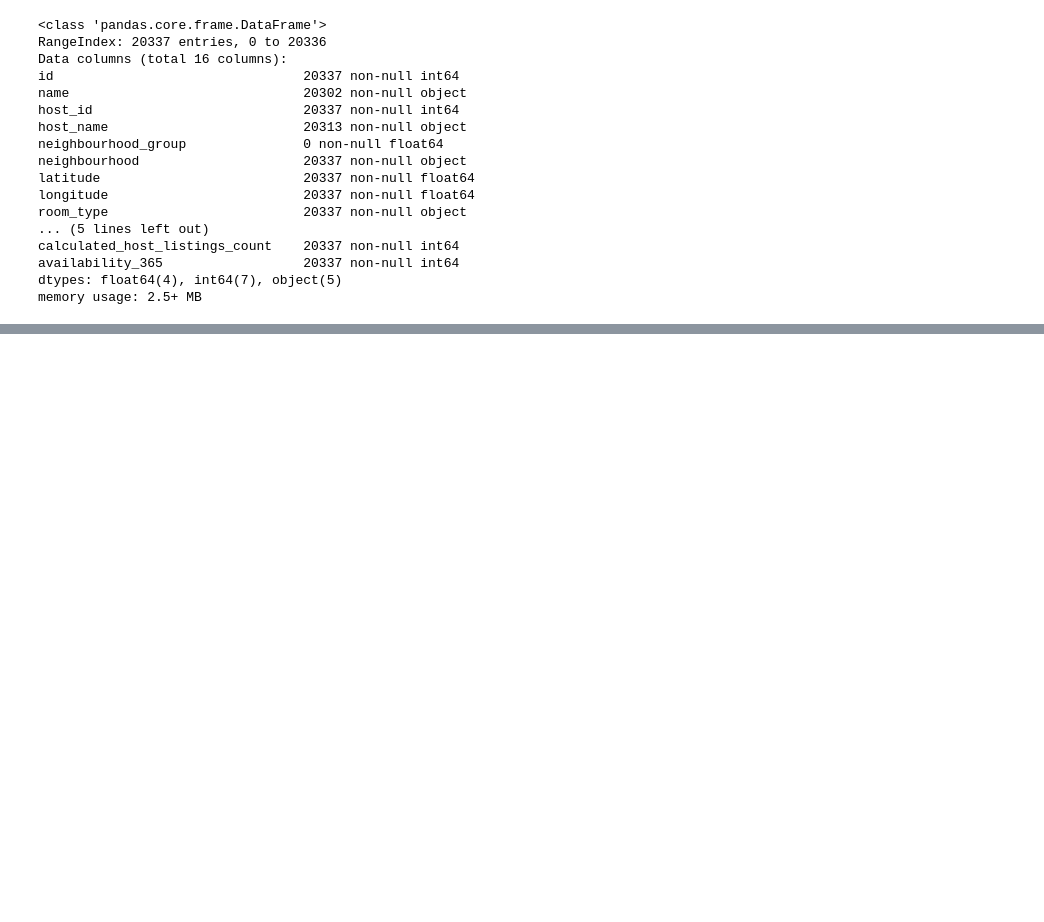
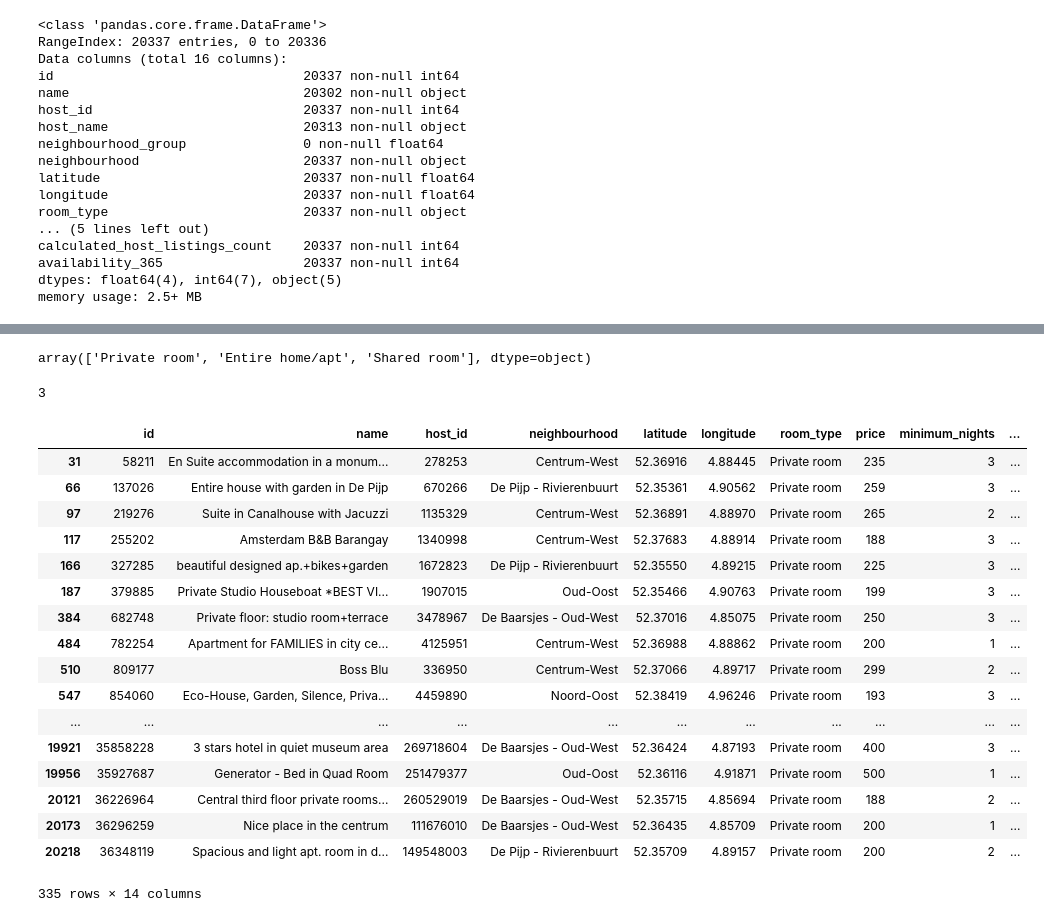
Before and after one commit to jamaludinfikrii/FundamentalDSBandung, a Jupyter notebook: Modul2/Pandas/Listing.ipynb, the cells around one changed output, grey strips where cells are left out. Saved outputs shown, nothing was run; the diff lists cells and outputs as text; code cells hidden in the pictures; blank space fills up the shorter version.

```diff
--- a/Modul2/Pandas/Listing.ipynb
+++ b/Modul2/Pandas/Listing.ipynb
@@ -22,3 +31,7 @@ calculated_host_listings_count    20337 non-null int64
 availability_365                  20337 non-null int64
 dtypes: float64(4), int64(7), object(5)
 memory usage: 2.5+ MB
+# %%
+df = df.drop('neighbourhood_group' , axis=1)
+# %%
+df = df.drop('host_name',axis=1)
@@ -24,0 +44,2 @@ memory usage: 2.5+ MB
+# %%
+df[['reviews_per_month' , 'last_review']] = df[['reviews_per_month' , 'last_review']].fillna(0)
@@ -24,0 +68,2 @@ memory usage: 2.5+ MB
+# %%
+df= df.dropna(subset=['name'],axis=0)
@@ -24,0 +150,29 @@ memory usage: 2.5+ MB
+# %%
+df['room_type'].unique()
+# %% [output]
+array(['Private room', 'Entire home/apt', 'Shared room'], dtype=object)
+# %%
+df['room_type'].nunique()
+# %% [output]
+3
+# %%
+df[(df['room_type'] == 'Private room') & (df['price'] > 180) ]
+# %% [output]
+|  | id | name | host_id | neighbourhood | latitude | longitude | room_type | price | minimum_nights | ... |
+| 31 | 58211 | En Suite accommodation in a monum... | 278253 | Centrum-West | 52.36916 | 4.88445 | Private room | 235 | 3 | ... |
+| 66 | 137026 | Entire house with garden in De Pijp | 670266 | De Pijp - Rivierenbuurt | 52.35361 | 4.90562 | Private room | 259 | 3 | ... |
+| 97 | 219276 | Suite in Canalhouse with Jacuzzi | 1135329 | Centrum-West | 52.36891 | 4.88970 | Private room | 265 | 2 | ... |
+| 117 | 255202 | Amsterdam B&B Barangay | 1340998 | Centrum-West | 52.37683 | 4.88914 | Private room | 188 | 3 | ... |
+| 166 | 327285 | beautiful designed ap.+bikes+garden | 1672823 | De Pijp - Rivierenbuurt | 52.35550 | 4.89215 | Private room | 225 | 3 | ... |
+| 187 | 379885 | Private Studio Houseboat *BEST VI... | 1907015 | Oud-Oost | 52.35466 | 4.90763 | Private room | 199 | 3 | ... |
+| 384 | 682748 | Private floor: studio room+terrace | 3478967 | De Baarsjes - Oud-West | 52.37016 | 4.85075 | Private room | 250 | 3 | ... |
+| 484 | 782254 | Apartment for FAMILIES in city ce... | 4125951 | Centrum-West | 52.36988 | 4.88862 | Private room | 200 | 1 | ... |
+| 510 | 809177 | Boss Blu | 336950 | Centrum-West | 52.37066 | 4.89717 | Private room | 299 | 2 | ... |
+| 547 | 854060 | Eco-House, Garden, Silence, Priva... | 4459890 | Noord-Oost | 52.38419 | 4.96246 | Private room | 193 | 3 | ... |
+| ... | ... | ... | ... | ... | ... | ... | ... | ... | ... | ... |
+| 19921 | 35858228 | 3 stars hotel in quiet museum area | 269718604 | De Baarsjes - Oud-West | 52.36424 | 4.87193 | Private room | 400 | 3 | ... |
+| 19956 | 35927687 | Generator - Bed in Quad Room | 251479377 | Oud-Oost | 52.36116 | 4.91871 | Private room | 500 | 1 | ... |
+| 20121 | 36226964 | Central third floor private rooms... | 260529019 | De Baarsjes - Oud-West | 52.35715 | 4.85694 | Private room | 188 | 2 | ... |
+| 20173 | 36296259 | Nice place in the centrum | 111676010 | De Baarsjes - Oud-West | 52.36435 | 4.85709 | Private room | 200 | 1 | ... |
+| 20218 | 36348119 | Spacious and light apt. room in d... | 149548003 | De Pijp - Rivierenbuurt | 52.35709 | 4.89157 | Private room | 200 | 2 | ... |
+335 rows × 14 columns
```
Also changed, not shown: parts of 14 cells of this notebook, 8 other files.
